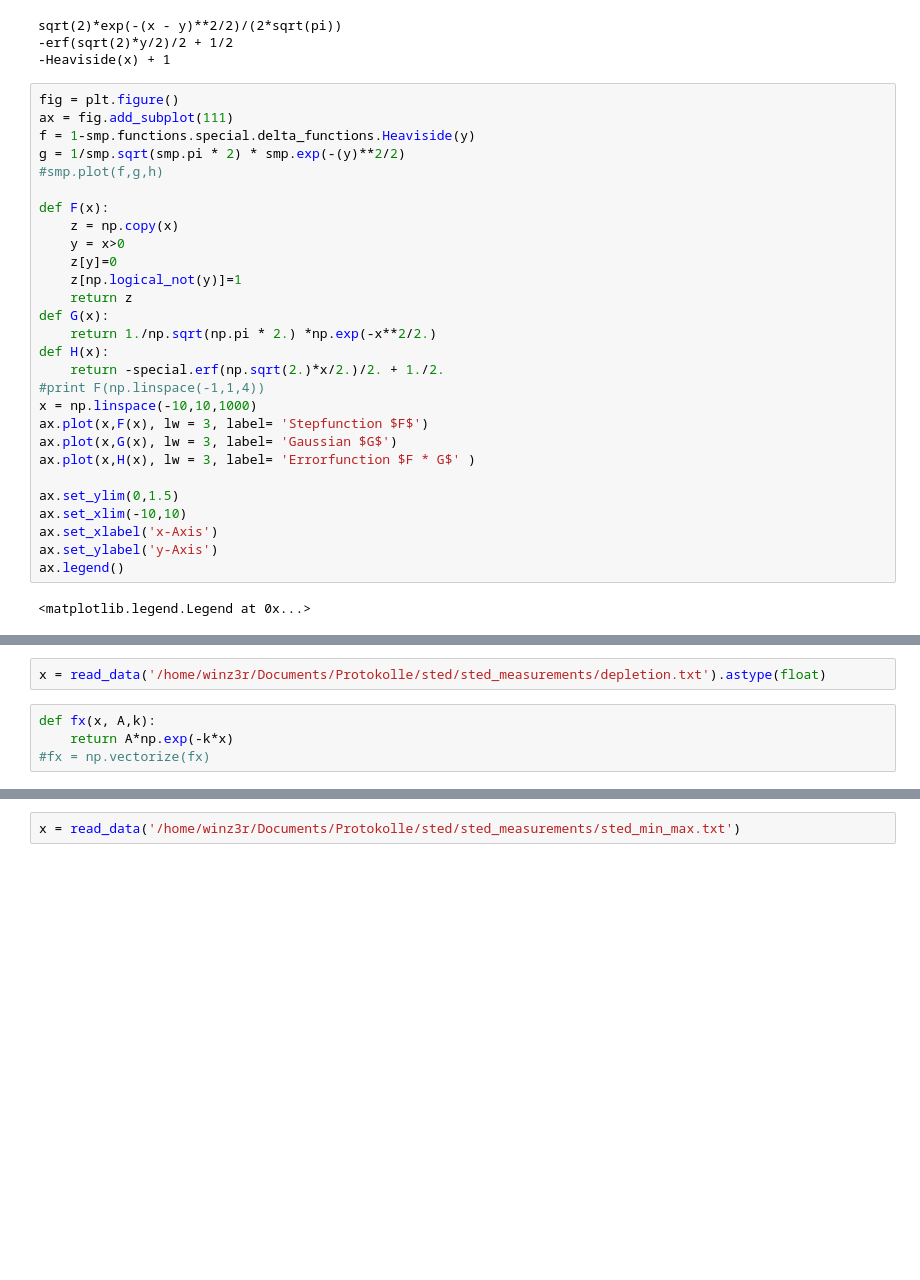
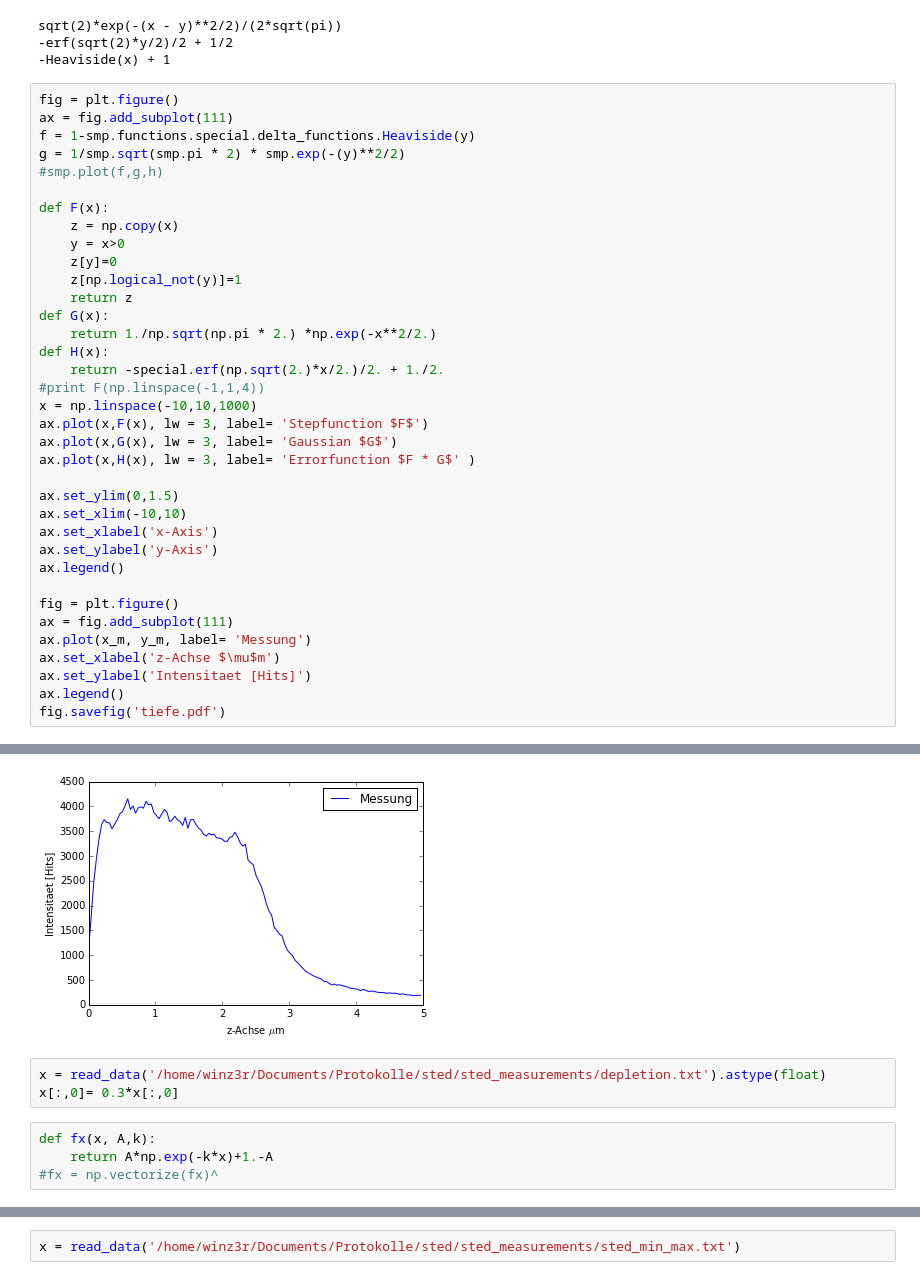
Before and after one commit to pmarszal/Protokolle, a Jupyter notebook: sted/plots/step_convolution.ipynb, the cells around one changed output, grey strips where cells are left out. Drawn from its saved outputs; the diff is of its cells as text; blank space fills up the shorter version.

```diff
--- a/sted/plots/step_convolution.ipynb
+++ b/sted/plots/step_convolution.ipynb
@@ -289,40 +289,49 @@ sqrt(2)*exp(-(x - y)**2/2)/(2*sqrt(pi))
 # %%
 fig = plt.figure()
 ax = fig.add_subplot(111)
 f = 1-smp.functions.special.delta_functions.Heaviside(y)
 g = 1/smp.sqrt(smp.pi * 2) * smp.exp(-(y)**2/2)
 #smp.plot(f,g,h)
 
 def F(x):
     z = np.copy(x)
     y = x>0
     z[y]=0
     z[np.logical_not(y)]=1
     return z
 def G(x):
     return 1./np.sqrt(np.pi * 2.) *np.exp(-x**2/2.)
 def H(x):
     return -special.erf(np.sqrt(2.)*x/2.)/2. + 1./2.
 #print F(np.linspace(-1,1,4))
 x = np.linspace(-10,10,1000)
 ax.plot(x,F(x), lw = 3, label= 'Stepfunction $F$')
 ax.plot(x,G(x), lw = 3, label= 'Gaussian $G$')
 ax.plot(x,H(x), lw = 3, label= 'Errorfunction $F * G$' )
 
 ax.set_ylim(0,1.5)
 ax.set_xlim(-10,10)
 ax.set_xlabel('x-Axis')
 ax.set_ylabel('y-Axis')
 ax.legend()
+
+fig = plt.figure()
+ax = fig.add_subplot(111)
+ax.plot(x_m, y_m, label= 'Messung')
+ax.set_xlabel('z-Achse $\mu$m')
+ax.set_ylabel('Intensitaet [Hits]')
+ax.legend()
+fig.savefig('tiefe.pdf')
 # %% [output]
-<matplotlib.legend.Legend at 0x...>
 [figure]
+[figure, added]
 # %%
 x = read_data('/home/winz3r/Documents/Protokolle/sted/sted_measurements/depletion.txt').astype(float)
+x[:,0]= 0.3*x[:,0]
 # %%
 def fx(x, A,k):
-    return A*np.exp(-k*x)
-#fx = np.vectorize(fx)
+    return A*np.exp(-k*x)+1.-A
+#fx = np.vectorize(fx)^
 # %%
 params,co = curve_fit(fx, x[:,0],x[:,1], sigma = x[:,2])
 print params
```
Also changed, not shown: parts of 4 cells of this notebook, 9 other files.
